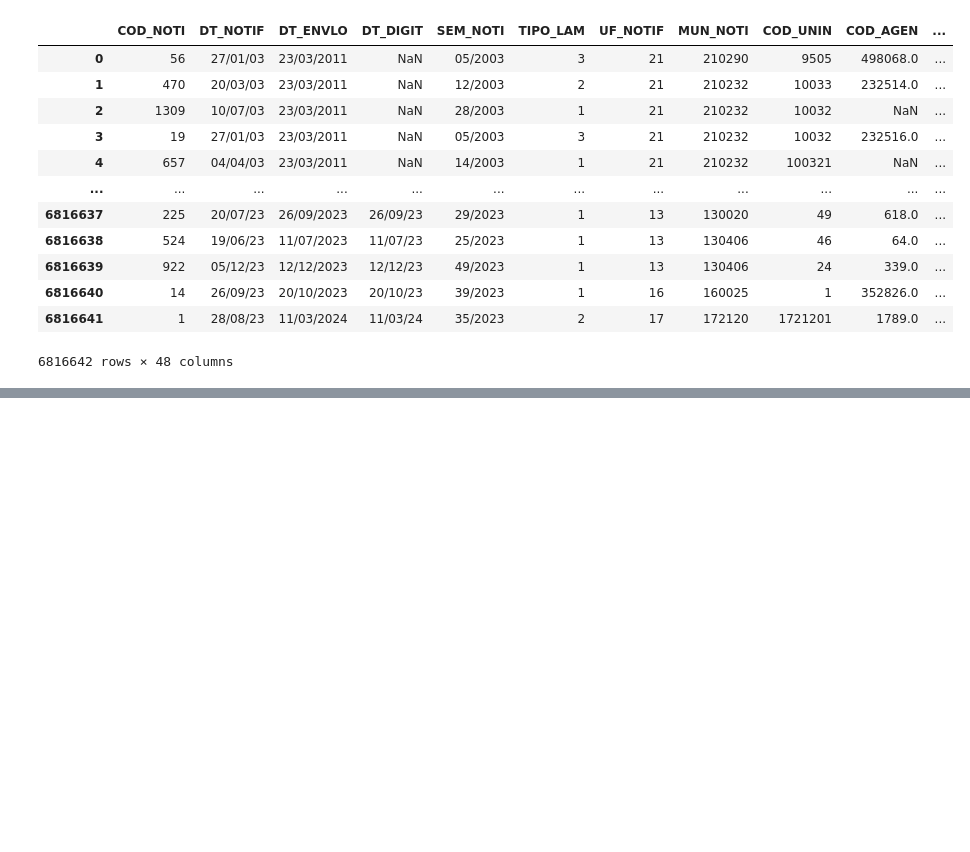
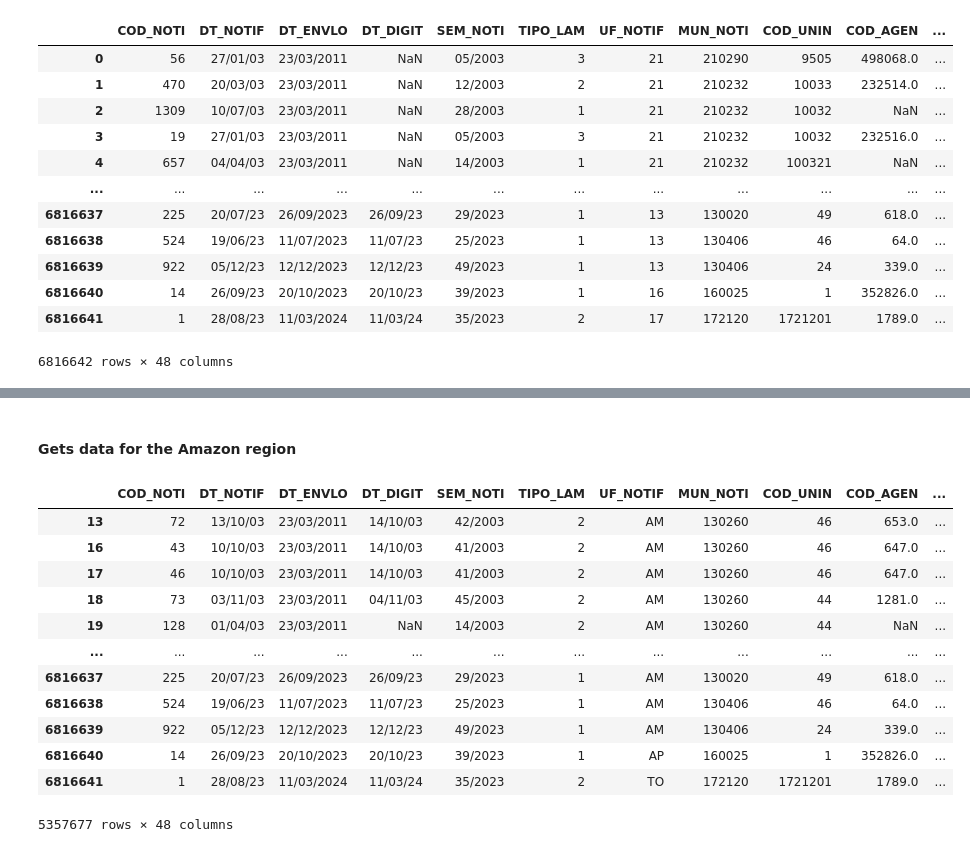
Before and after one commit to RaphaLevy/Study_on_Malaria_dynamics, a Jupyter notebook: sivep_data/SIVEP_Data.ipynb, the cells around one changed output, grey strips where cells are left out. Cells and saved outputs as stored; diff of their text form; code cells hidden in the pictures; blank space fills up the shorter version.

```diff
--- a/sivep_data/SIVEP_Data.ipynb
+++ b/sivep_data/SIVEP_Data.ipynb
@@ -69,0 +139,19 @@ full_malaria_df
+# %% [markdown]
+#### Gets data for the Amazon region
+# %%
+amazon_df = corrected_ufs_df[corrected_ufs_df.get('UF_NOTIF').isin(['RO', 'AC', 'AM', 'RR', 'PA', 'AP', 'TO'])]
+amazon_df
+# %% [output]
+|  | COD_NOTI | DT_NOTIF | DT_ENVLO | DT_DIGIT | SEM_NOTI | TIPO_LAM | UF_NOTIF | MUN_NOTI | COD_UNIN | COD_AGEN | ... |
+| 13 | 72 | 13/10/03 | 23/03/2011 | 14/10/03 | 42/2003 | 2 | AM | 130260 | 46 | 653.0 | ... |
+| 16 | 43 | 10/10/03 | 23/03/2011 | 14/10/03 | 41/2003 | 2 | AM | 130260 | 46 | 647.0 | ... |
+| 17 | 46 | 10/10/03 | 23/03/2011 | 14/10/03 | 41/2003 | 2 | AM | 130260 | 46 | 647.0 | ... |
+| 18 | 73 | 03/11/03 | 23/03/2011 | 04/11/03 | 45/2003 | 2 | AM | 130260 | 44 | 1281.0 | ... |
+| 19 | 128 | 01/04/03 | 23/03/2011 | NaN | 14/2003 | 2 | AM | 130260 | 44 | NaN | ... |
+| ... | ... | ... | ... | ... | ... | ... | ... | ... | ... | ... | ... |
+| 6816637 | 225 | 20/07/23 | 26/09/2023 | 26/09/23 | 29/2023 | 1 | AM | 130020 | 49 | 618.0 | ... |
+| 6816638 | 524 | 19/06/23 | 11/07/2023 | 11/07/23 | 25/2023 | 1 | AM | 130406 | 46 | 64.0 | ... |
+| 6816639 | 922 | 05/12/23 | 12/12/2023 | 12/12/23 | 49/2023 | 1 | AM | 130406 | 24 | 339.0 | ... |
+| 6816640 | 14 | 26/09/23 | 20/10/2023 | 20/10/23 | 39/2023 | 1 | AP | 160025 | 1 | 352826.0 | ... |
+| 6816641 | 1 | 28/08/23 | 11/03/2024 | 11/03/24 | 35/2023 | 2 | TO | 172120 | 1721201 | 1789.0 | ... |
+5357677 rows × 48 columns
```
Also changed, not shown: parts of 15 cells of this notebook.
